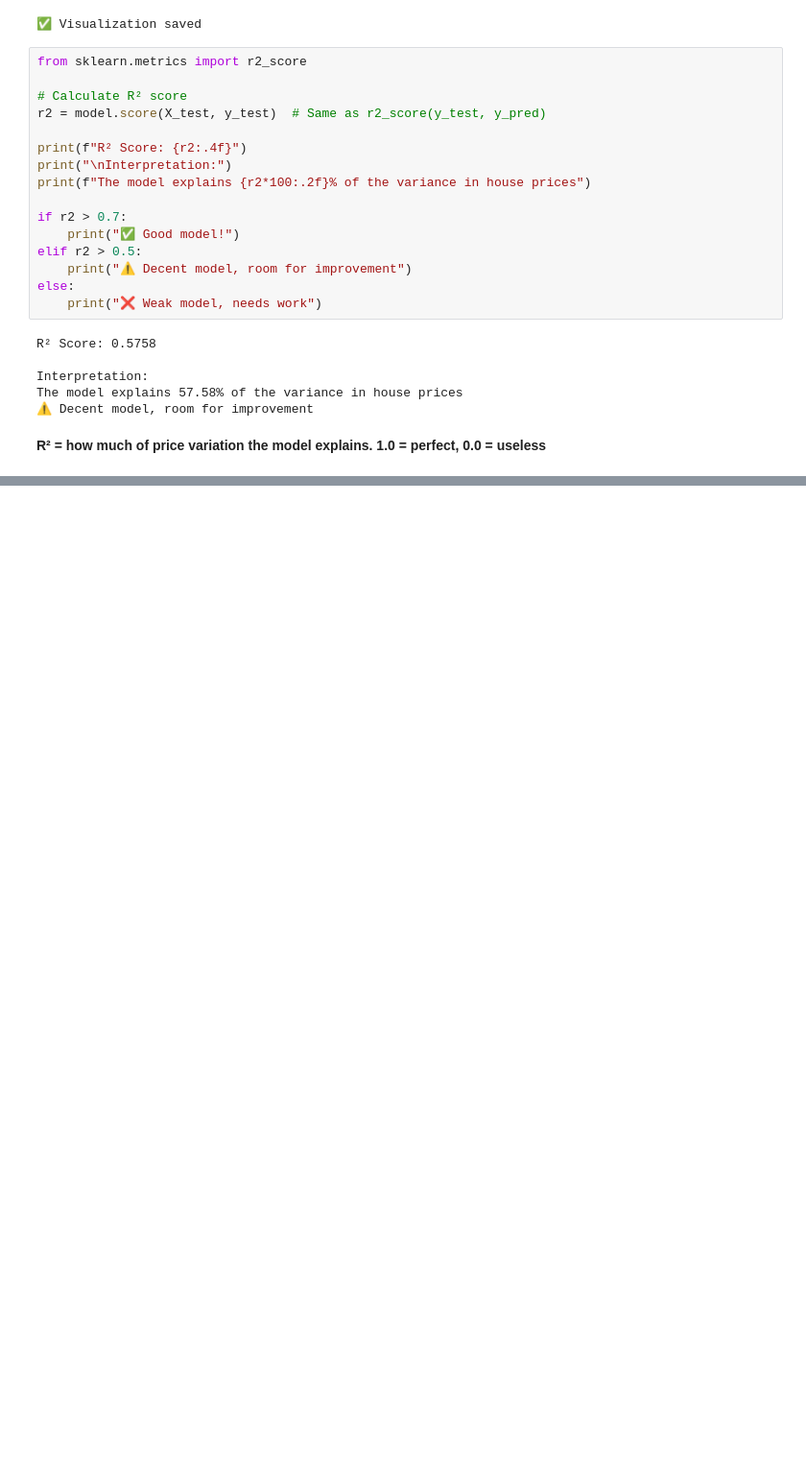
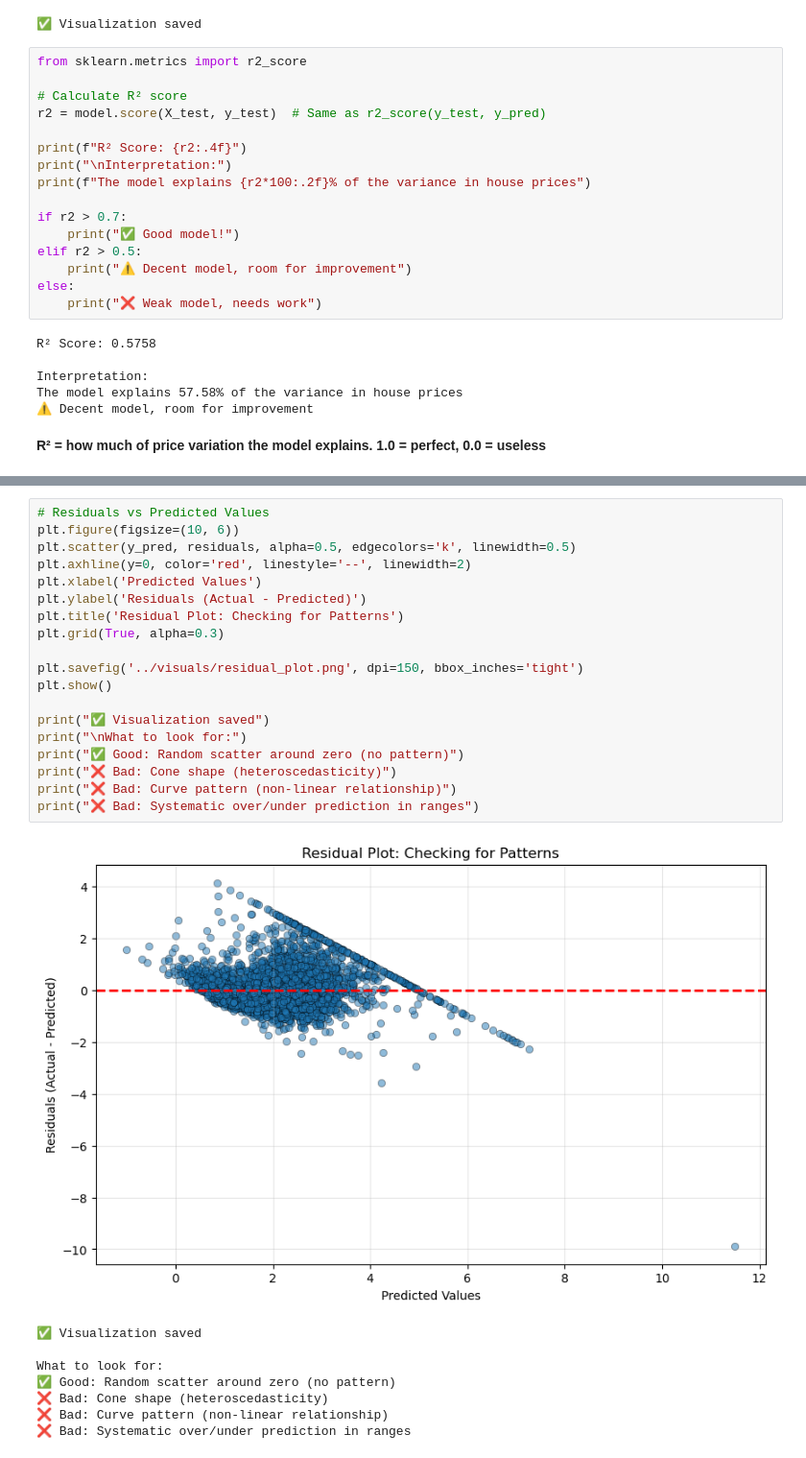
Before and after one commit to cleburn/austin-housing-price-predictor, a Jupyter notebook: notebooks/california_housing_regression.ipynb, the cells around one changed output, grey strips where cells are left out. Shown: that part at 96% size. Saved outputs shown, nothing was run; the diff lists cells and outputs as text; blank space fills up the shorter version.

```diff
--- a/notebooks/california_housing_regression.ipynb
+++ b/notebooks/california_housing_regression.ipynb
@@ -451,0 +517,28 @@ Top 3 Most Important Features:
+# %%
+# Residuals vs Predicted Values
+plt.figure(figsize=(10, 6))
+plt.scatter(y_pred, residuals, alpha=0.5, edgecolors='k', linewidth=0.5)
+plt.axhline(y=0, color='red', linestyle='--', linewidth=2)
+plt.xlabel('Predicted Values')
+plt.ylabel('Residuals (Actual - Predicted)')
+plt.title('Residual Plot: Checking for Patterns')
+plt.grid(True, alpha=0.3)
+
+plt.savefig('../visuals/residual_plot.png', dpi=150, bbox_inches='tight')
+plt.show()
+
+print("✅ Visualization saved")
+print("\nWhat to look for:")
+print("✅ Good: Random scatter around zero (no pattern)")
+print("❌ Bad: Cone shape (heteroscedasticity)")
+print("❌ Bad: Curve pattern (non-linear relationship)")
+print("❌ Bad: Systematic over/under prediction in ranges")
+# %% [output]
+[figure, added]
+✅ Visualization saved
+
+What to look for:
+✅ Good: Random scatter around zero (no pattern)
+❌ Bad: Cone shape (heteroscedasticity)
+❌ Bad: Curve pattern (non-linear relationship)
+❌ Bad: Systematic over/under prediction in ranges
```
Also changed, not shown: parts of 14 cells of this notebook, 5 other files.
